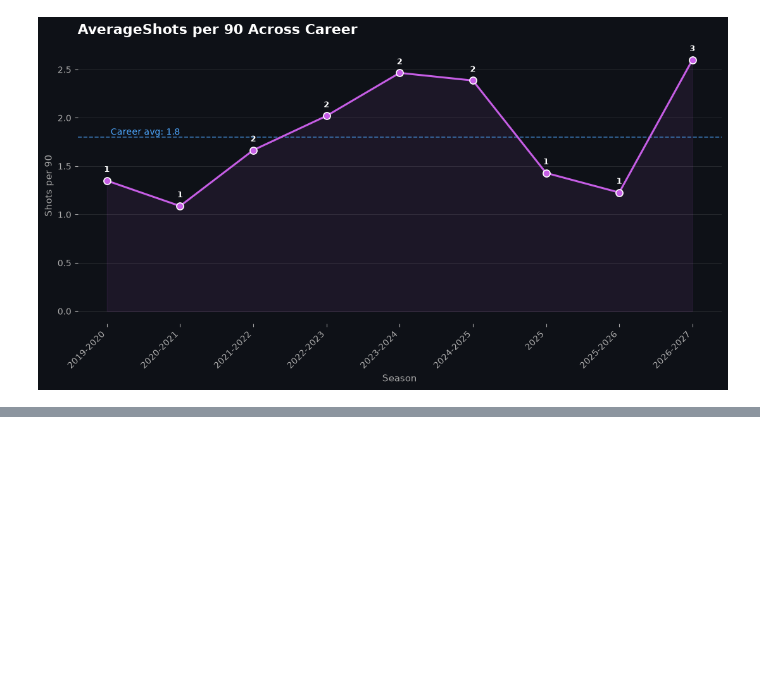
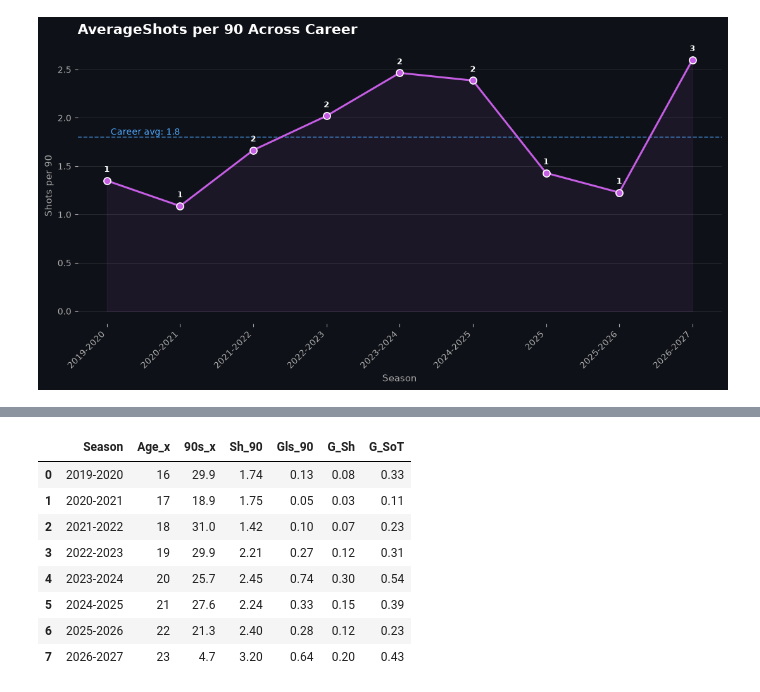
Before and after one commit to SalmaAllam8/football-data-visualization, a Jupyter notebook: Jude_Bellingham.ipynb, the cells around one changed output, grey strips where cells are left out. Cells and saved outputs as stored; diff of their text form; code cells hidden in the pictures; blank space fills up the shorter version.

```diff
--- a/Jude_Bellingham.ipynb
+++ b/Jude_Bellingham.ipynb
@@ -1344,0 +1365,28 @@ plt.show()
+# %%
+shooting_performance = (
+    sh_90_gls_90[
+        [
+            "Season",
+            "Age_x",
+            "90s_x",
+            "Sh_90",
+            "Gls_90",
+            "G_Sh",
+            "G_SoT"
+        ]
+    ]
+    .drop_duplicates()
+    .sort_values("Season")
+)
+
+shooting_performance
+# %% [output]
+|  | Season | Age_x | 90s_x | Sh_90 | Gls_90 | G_Sh | G_SoT |
+| 0 | 2019-2020 | 16 | 29.9 | 1.74 | 0.13 | 0.08 | 0.33 |
+| 1 | 2020-2021 | 17 | 18.9 | 1.75 | 0.05 | 0.03 | 0.11 |
+| 2 | 2021-2022 | 18 | 31.0 | 1.42 | 0.10 | 0.07 | 0.23 |
+| 3 | 2022-2023 | 19 | 29.9 | 2.21 | 0.27 | 0.12 | 0.31 |
+| 4 | 2023-2024 | 20 | 25.7 | 2.45 | 0.74 | 0.30 | 0.54 |
+| 5 | 2024-2025 | 21 | 27.6 | 2.24 | 0.33 | 0.15 | 0.39 |
+| 6 | 2025-2026 | 22 | 21.3 | 2.40 | 0.28 | 0.12 | 0.23 |
+| 7 | 2026-2027 | 23 | 4.7 | 3.20 | 0.64 | 0.20 | 0.43 |
```
Also changed, not shown: parts of 2 cells of this notebook.
